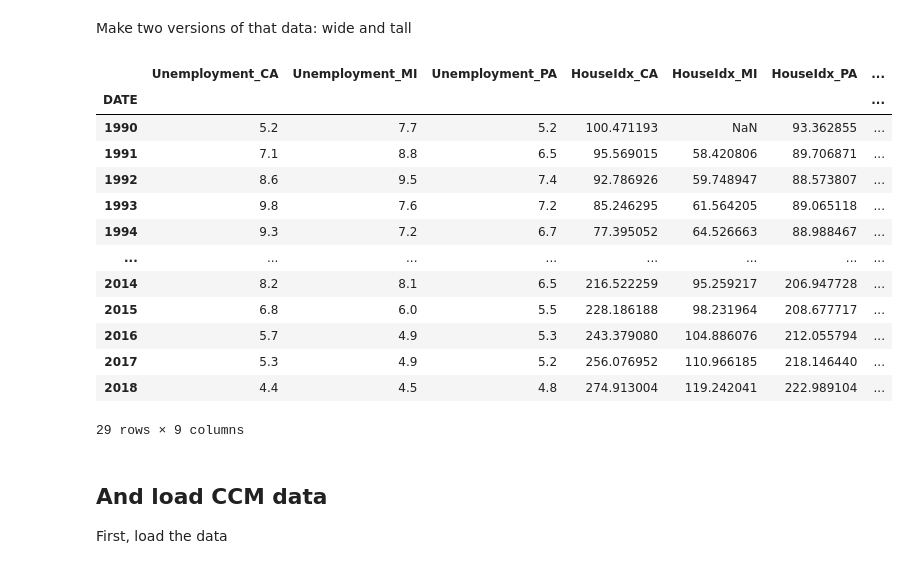
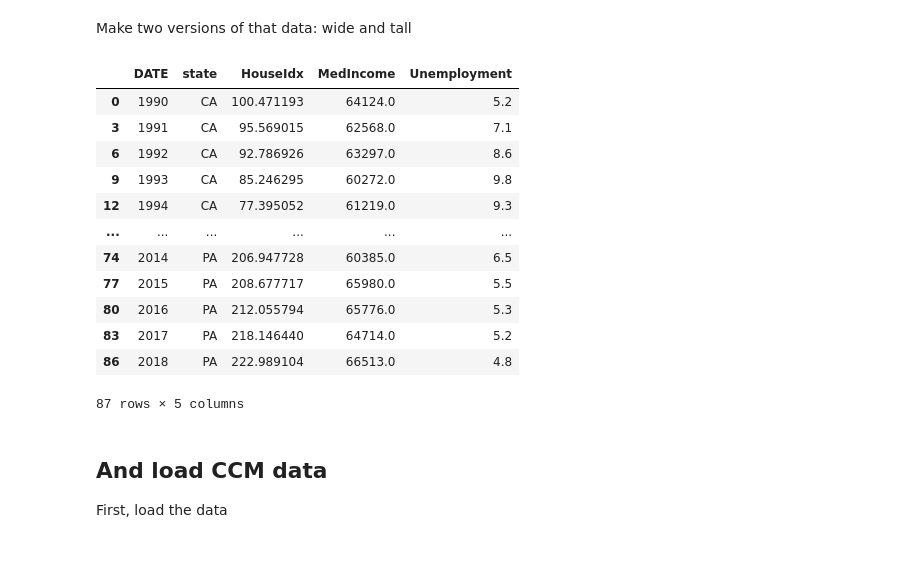
Before and after one commit to priyagb99/Class-Notes-920am, a Jupyter notebook: exercises/Plotting exercises.ipynb, the cells around one changed output. Saved outputs shown, nothing was run; the diff lists cells and outputs as text; code cells hidden in the pictures.

```diff
--- a/exercises/Plotting exercises.ipynb
+++ b/exercises/Plotting exercises.ipynb
@@ -55,22 +55,22 @@ year_state_wide.columns=[
     'MedIncome_CA','MedIncome_MI','MedIncome_PA'
     ]
 # %%
-year_state_wide
+year_state_wide # COMPARE TO
+year_state_tall
 # %% [output]
-|  | Unemployment_CA | Unemployment_MI | Unemployment_PA | HouseIdx_CA | HouseIdx_MI | HouseIdx_PA | ... |
-| DATE |  |  |  |  |  |  | ... |
-| 1990 | 5.2 | 7.7 | 5.2 | 100.471193 | NaN | 93.362855 | ... |
-| 1991 | 7.1 | 8.8 | 6.5 | 95.569015 | 58.420806 | 89.706871 | ... |
-| 1992 | 8.6 | 9.5 | 7.4 | 92.786926 | 59.748947 | 88.573807 | ... |
-| 1993 | 9.8 | 7.6 | 7.2 | 85.246295 | 61.564205 | 89.065118 | ... |
-| 1994 | 9.3 | 7.2 | 6.7 | 77.395052 | 64.526663 | 88.988467 | ... |
-| ... | ... | ... | ... | ... | ... | ... | ... |
-| 2014 | 8.2 | 8.1 | 6.5 | 216.522259 | 95.259217 | 206.947728 | ... |
-| 2015 | 6.8 | 6.0 | 5.5 | 228.186188 | 98.231964 | 208.677717 | ... |
-| 2016 | 5.7 | 4.9 | 5.3 | 243.379080 | 104.886076 | 212.055794 | ... |
-| 2017 | 5.3 | 4.9 | 5.2 | 256.076952 | 110.966185 | 218.146440 | ... |
-| 2018 | 4.4 | 4.5 | 4.8 | 274.913004 | 119.242041 | 222.989104 | ... |
+|  | DATE | state | HouseIdx | MedIncome | Unemployment |
+| 0 | 1990 | CA | 100.471193 | 64124.0 | 5.2 |
+| 3 | 1991 | CA | 95.569015 | 62568.0 | 7.1 |
+| 6 | 1992 | CA | 92.786926 | 63297.0 | 8.6 |
+| 9 | 1993 | CA | 85.246295 | 60272.0 | 9.8 |
+| 12 | 1994 | CA | 77.395052 | 61219.0 | 9.3 |
+| ... | ... | ... | ... | ... | ... |
+| 74 | 2014 | PA | 206.947728 | 60385.0 | 6.5 |
+| 77 | 2015 | PA | 208.677717 | 65980.0 | 5.5 |
+| 80 | 2016 | PA | 212.055794 | 65776.0 | 5.3 |
+| 83 | 2017 | PA | 218.146440 | 64714.0 | 5.2 |
+| 86 | 2018 | PA | 222.989104 | 66513.0 | 4.8 |
-29 rows × 9 columns
+87 rows × 5 columns
 # %% [markdown]
 ## And load CCM data
 
```
Also changed, not shown: parts of 14 cells of this notebook, 1 other file.
